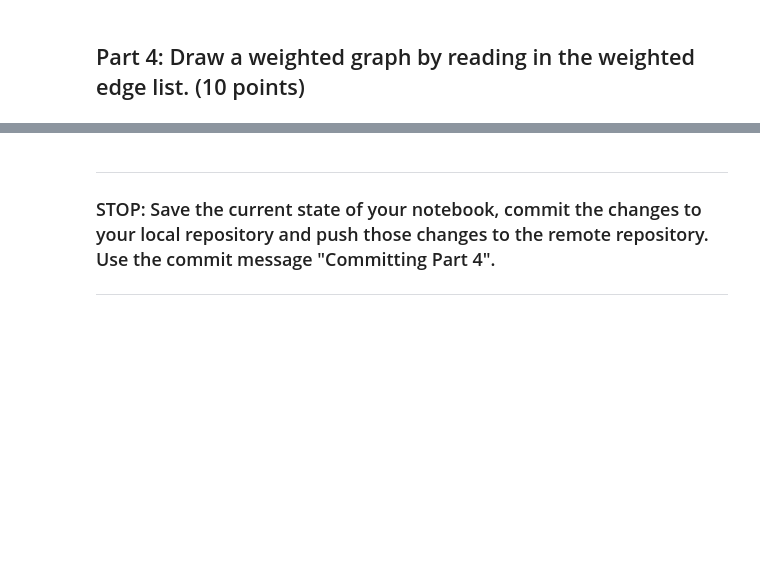
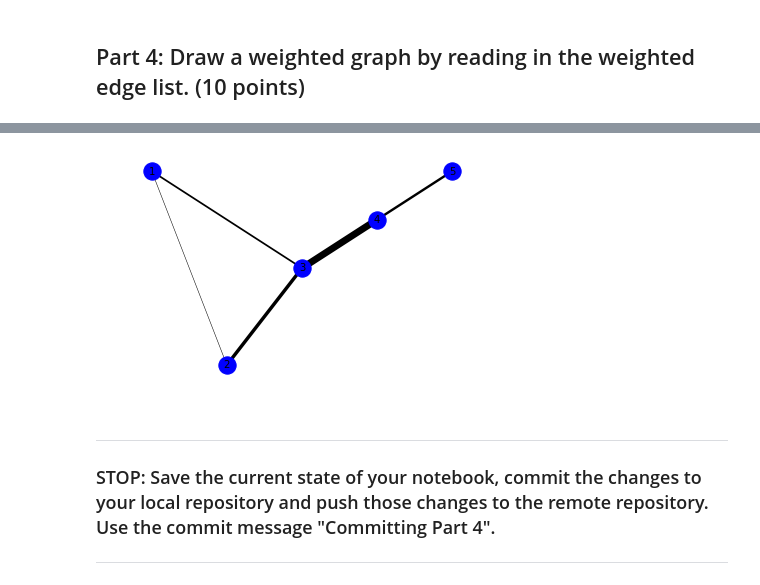
Before and after one commit to fjevtic46/cmse202-s20-turnin, a Jupyter notebook: midterm/CMSE202_003_Midterm-20200220-FilipJevtic.ipynb, the cells around one changed output, grey strips where cells are left out. Saved outputs shown, nothing was run; the diff lists cells and outputs as text; code cells hidden in the pictures; blank space fills up the shorter version.

```diff
--- a/midterm/CMSE202_003_Midterm-20200220-FilipJevtic.ipynb
+++ b/midterm/CMSE202_003_Midterm-20200220-FilipJevtic.ipynb
@@ -105,3 +114,48 @@ Your graph should look something like the following:
+# %%
+# Put your code here
+%matplotlib inline
+import networkx as nx
+import warnings
+import numpy as np
+import matplotlib.pyplot as plt
+warnings.filterwarnings("ignore", category=UserWarning)
+
+
+G = nx.Graph()
+nodes = [1,2,3,4,5]
+for node in nodes:
+    G.add_node(node)
+
+
+pos={1:(0,0),2:(1,-4),3:(2,-2),4:(3,-1),5:(4,0)}
+nx.draw_networkx_nodes(G,pos,node_color='blue')
+
+labels = {}
+for name in nodes:
+    labels[name] =str(name)
+nx.draw_networkx_labels(G,pos,labels,font_size=10)
+
+
+G.add_edge(nodes[0],nodes[1],weight=15)
+G.add_edge(nodes[0],nodes[2],weight=50)
+G.add_edge(nodes[1],nodes[2],weight=100)
+G.add_edge(nodes[2],nodes[3],weight=200)
+G.add_edge(nodes[3],nodes[4],weight=70)
+
+weight_list = []
+
+for (first_node,sec_node,data) in G.edges(data=True):
+    weight_list.append(data['weight'])
+
+unique = list(set(weight_list))
+
+for weight in unique:
+    weighted_edges = [(first_node,sec_node) for (first_node,sec_node,edge_attr) in G.edges(data=True) if edge_attr['weight']==weight]
+    width = weight*len(nodes)*3.0/sum(weight_list)
+    nx.draw_networkx_edges(G,pos,edgelist=weighted_edges,width=width)
+    plt.axis('off')
+# %% [output]
+[figure, added]
 # %% [markdown]
 ---
 ### STOP: Save the current state of your notebook, commit the changes to your local repository and push those changes to the remote repository. Use the commit message "Committing Part 4".
```
Also changed, not shown: parts of 4 cells of this notebook.
